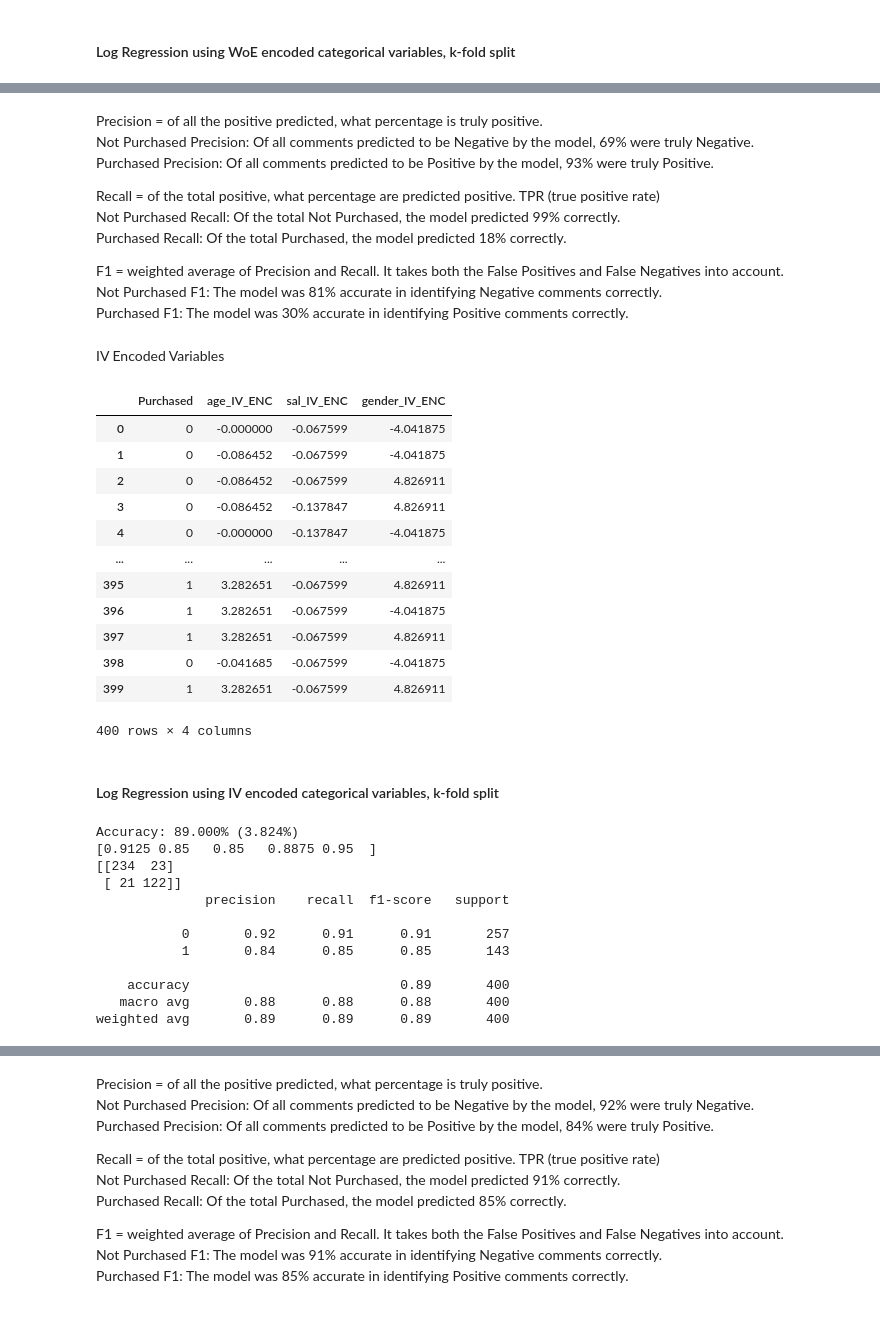
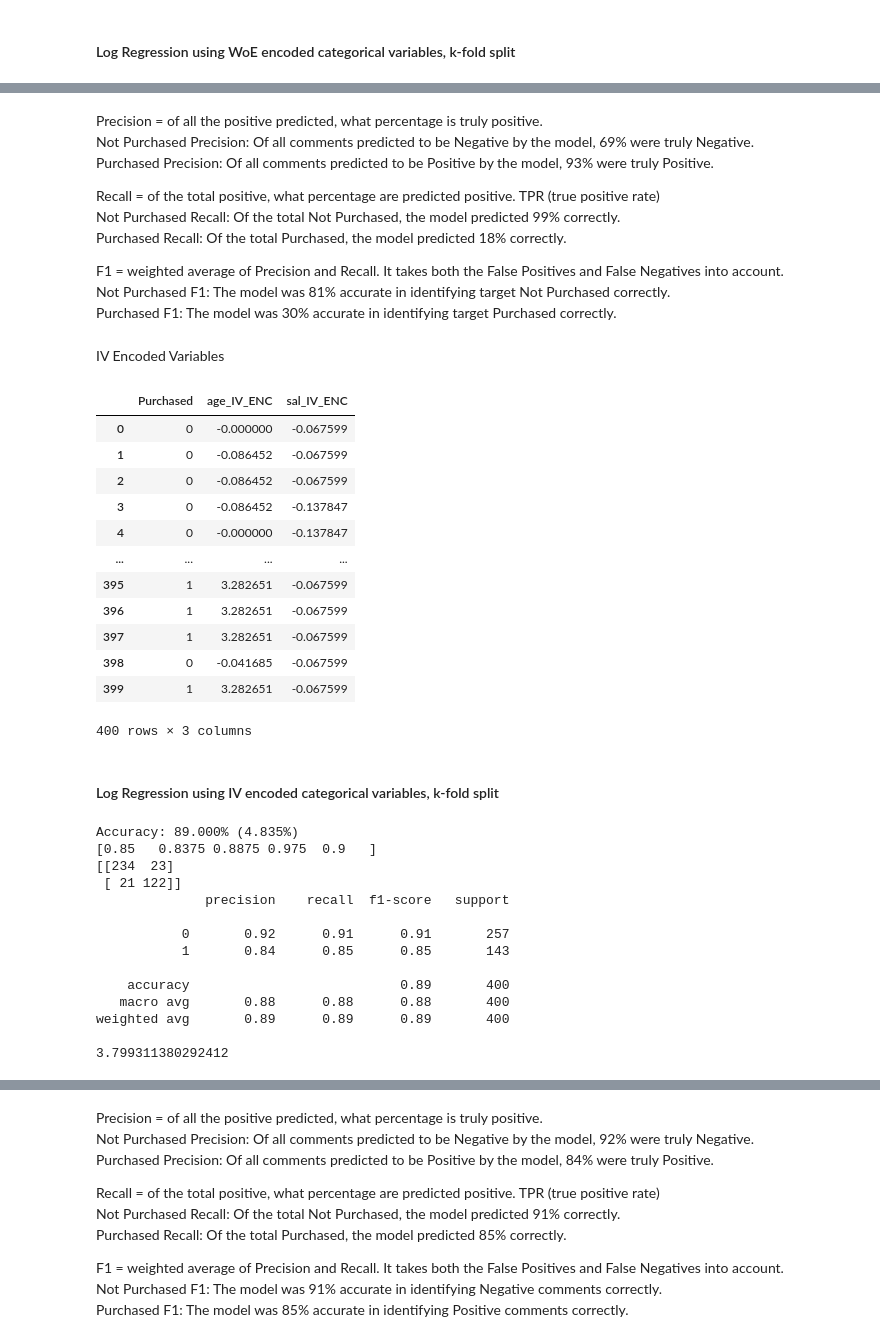
Before and after one commit to cspence001/market-segmentation_purchase-prediction, a Jupyter notebook: notebooks/log-regression_k-folds.ipynb, the cells around one changed output, grey strips where cells are left out. Drawn from its saved outputs; the diff is of its cells as text; code cells hidden in the pictures.

```diff
--- a/notebooks/log-regression_k-folds.ipynb
+++ b/notebooks/log-regression_k-folds.ipynb
@@ -374,32 +413,32 @@ Not Purchased Recall: Of the total Not Purchased, the model predicted 99% correc
 Purchased Recall: Of the total Purchased, the model predicted 18% correctly.
 
 F1 = weighted average of Precision and Recall. It takes both the False Positives and False Negatives into account.<br>
-Not Purchased F1: The model was 81% accurate in identifying Negative comments correctly.<br>
-Purchased F1: The model was 30% accurate in identifying Positive comments correctly.
+Not Purchased F1: The model was 81% accurate in identifying target Not Purchased correctly.<br>
+Purchased F1: The model was 30% accurate in identifying target Purchased correctly.
 # %% [markdown]
 IV Encoded Variables
 # %%
 iv_ad_clicks = ad_clicks
 iv_ad_clicks.loc[:,'age_IV_ENC'] = iv_ad_clicks['Age_Group'].map(age_woe['IV'])
 iv_ad_clicks.loc[:,'sal_IV_ENC'] = iv_ad_clicks['Salary_Group'].map(sal_woe['IV'])
-iv_ad_clicks.loc[:,'gender_IV_ENC'] = iv_ad_clicks['Gender'].map(gender_woe['IV'])
+#iv_ad_clicks.loc[:,'gender_IV_ENC'] = iv_ad_clicks['Gender'].map(gender_woe['IV'])
 
-iv_ad_clicks = iv_ad_clicks.drop(columns=['Gender', 'Age_Group', 'Salary_Group', 'age_WoE_ENC', 'sal_WoE_ENC' ,'gender_WoE_ENC'])
+iv_ad_clicks = iv_ad_clicks.drop(columns=['Gender', 'Age_Group', 'Salary_Group', 'age_WoE_ENC', 'sal_WoE_ENC'])
 iv_ad_clicks
 # %% [output]
-|  | Purchased | age_IV_ENC | sal_IV_ENC | gender_IV_ENC |
-| 0 | 0 | -0.000000 | -0.067599 | -4.041875 |
-| 1 | 0 | -0.086452 | -0.067599 | -4.041875 |
-| 2 | 0 | -0.086452 | -0.067599 | 4.826911 |
-| 3 | 0 | -0.086452 | -0.137847 | 4.826911 |
-| 4 | 0 | -0.000000 | -0.137847 | -4.041875 |
-| ... | ... | ... | ... | ... |
-| 395 | 1 | 3.282651 | -0.067599 | 4.826911 |
-| 396 | 1 | 3.282651 | -0.067599 | -4.041875 |
-| 397 | 1 | 3.282651 | -0.067599 | 4.826911 |
-| 398 | 0 | -0.041685 | -0.067599 | -4.041875 |
-| 399 | 1 | 3.282651 | -0.067599 | 4.826911 |
+|  | Purchased | age_IV_ENC | sal_IV_ENC |
+| 0 | 0 | -0.000000 | -0.067599 |
+| 1 | 0 | -0.086452 | -0.067599 |
+| 2 | 0 | -0.086452 | -0.067599 |
+| 3 | 0 | -0.086452 | -0.137847 |
+| 4 | 0 | -0.000000 | -0.137847 |
+| ... | ... | ... | ... |
+| 395 | 1 | 3.282651 | -0.067599 |
+| 396 | 1 | 3.282651 | -0.067599 |
+| 397 | 1 | 3.282651 | -0.067599 |
+| 398 | 0 | -0.041685 | -0.067599 |
+| 399 | 1 | 3.282651 | -0.067599 |
-400 rows × 4 columns
+400 rows × 3 columns
 # %% [markdown]
 <h4>Log Regression using IV encoded categorical variables, k-fold split
 # %%
@@ -415,11 +454,13 @@ print("Accuracy: %.3f%% (%.3f%%)" % (results2.mean()*100.0, results2.std()*100.0
 print(results2)
 conf_matrix2 = confusion_matrix(y2, y_pred2)
 report2 = classification_report(y2, y_pred2)
+log_loss_score2 = log_loss(y2, y_pred2)
 print(conf_matrix2)
 print(report2)
+print(log_loss_score2)
 # %% [output]
-Accuracy: 89.000% (3.824%)
-[0.9125 0.85   0.85   0.8875 0.95  ]
+Accuracy: 89.000% (4.835%)
+[0.85   0.8375 0.8875 0.975  0.9   ]
 [[234  23]
  [ 21 122]]
               precision    recall  f1-score   support
@@ -430,3 +471,5 @@ Accuracy: 89.000% (3.824%)
     accuracy                           0.89       400
    macro avg       0.88      0.88      0.88       400
 weighted avg       0.89      0.89      0.89       400
+
+3.799311380292412
```
Also changed, not shown: parts of 9 cells of this notebook.
